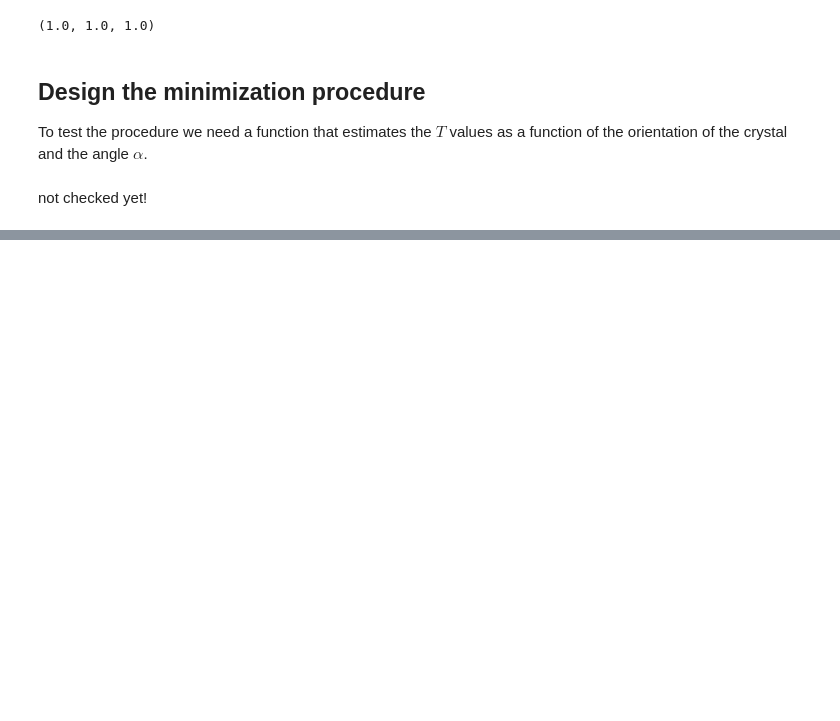
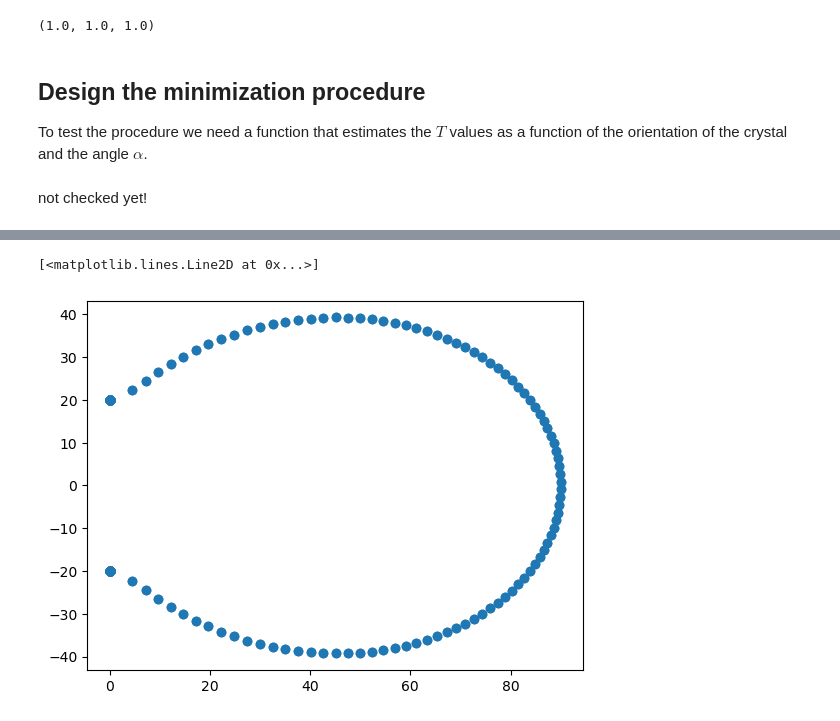
Before and after one commit to bertopadron/FTIR-EBSD, a Jupyter notebook: notebooks2learn/new_approach.ipynb, the cells around one changed output, grey strips where cells are left out. Drawn from its saved outputs; the diff is of its cells as text; code cells hidden in the pictures; blank space fills up the shorter version.

```diff
--- a/notebooks2learn/new_approach.ipynb
+++ b/notebooks2learn/new_approach.ipynb
@@ -341,0 +353,30 @@ def check_points_on_surface(points, trans, tol=1e-6):
+# %%
+# generate spherical/polar coordinates
+phi = np.linspace(0, 2*np.pi, 100)
+theta = np.arccos(1 - 2 * np.linspace(0, 1, 100))  # phi = arcos(1 - 2x) in this case np.linspace goes from 0 to 1 (not pi)!*
+theta, phi = np.meshgrid(theta, phi)
+
+# estimate T values
+T = Tvalues(trans=(90, 50, 20), theta=theta, phi=phi)
+
+# convert from spherical to cartesian coordinates
+x_ref, y_ref, z_ref, = sph2cart(T, phi, theta)
+
+# normalize colors for T values to max and min values
+Tmax, Tmin = T.max(), T.min()
+Tcolors = (T - Tmin) / (Tmax - Tmin)
+
+
+# Apply the rotation to the Cartesian coordinates
+x, y, z = rotate(coordinates=(x_ref, y_ref, z_ref), euler_ang=(0, 90, 0))
+
+# Find the indices of the points where the z-coordinate is approximately zero (e.g., within a tolerance of 1e-6)
+tolerance = 1e-6
+indexes = np.where(np.abs(z) < tolerance)
+
+# Extract the x and y coordinates of the intersection points
+x_intersect = x[indexes]
+y_intersect = y[indexes]
+
+
+x_intersect, y_intersect
@@ -341,0 +401,5 @@ def check_points_on_surface(points, trans, tol=1e-6):
+# %%
+plt.plot(x_intersect, y_intersect, 'o')
+# %% [output]
+[<matplotlib.lines.Line2D at 0x...>]
+[figure, added]
```
Also changed, not shown: parts of 14 cells of this notebook.
